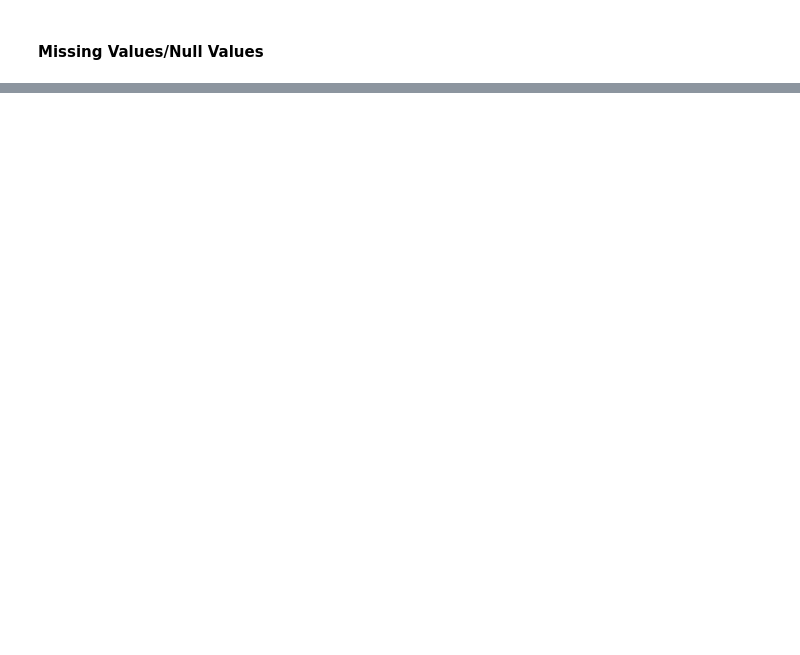
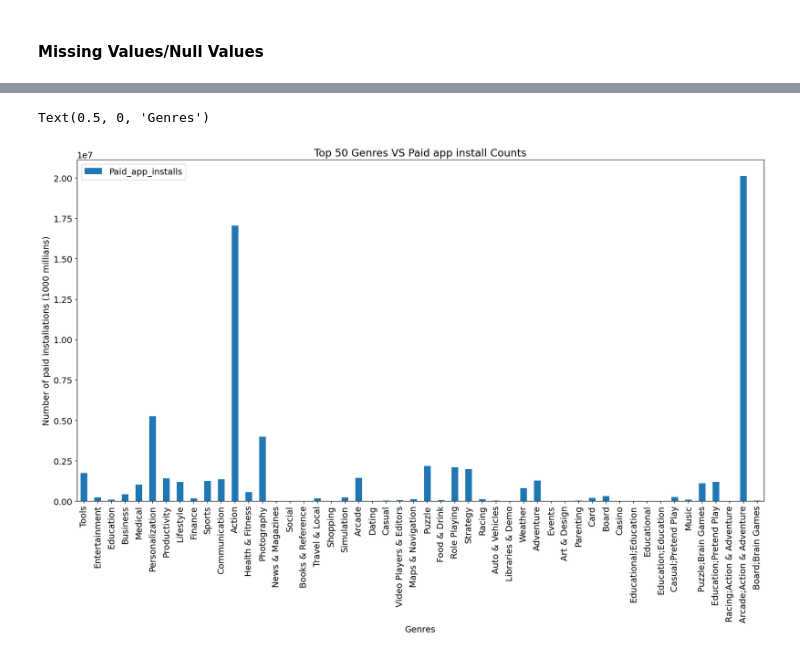
Before and after one commit to techgirlariin/PlayStore-Analysis-EDA, a Jupyter notebook: EDA_Playstore_Analysis.ipynb, the cells around one changed output, grey strips where cells are left out. Saved outputs shown, nothing was run; the diff lists cells and outputs as text; code cells hidden in the pictures; blank space fills up the shorter version.

```diff
--- a/EDA_Playstore_Analysis.ipynb
+++ b/EDA_Playstore_Analysis.ipynb
@@ -608,0 +537,10 @@ Write the conclusion here.
+# %%
+#Plotting Top 50 Genres VS Paid apps install count chart
+
+top_50_genres_df[['Genres','Paid_app_installs']].set_index('Genres').plot(kind='bar')
+plt.title('Top 50 Genres VS Paid app install Counts')
+plt.ylabel('Number of paid installations (1000 millians)')
+plt.xlabel('Genres')
+# %% [output]
+Text(0.5, 0, 'Genres')
+[figure, added]
```
Also changed, not shown: parts of 176 cells of this notebook.
